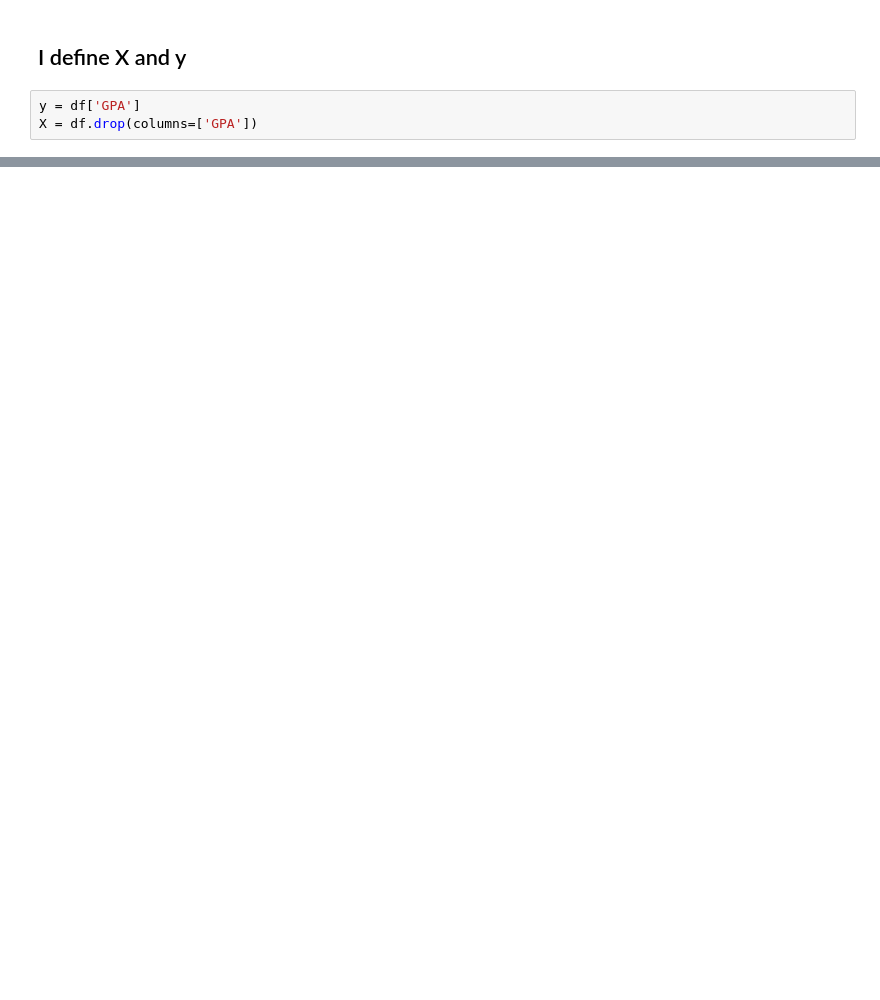
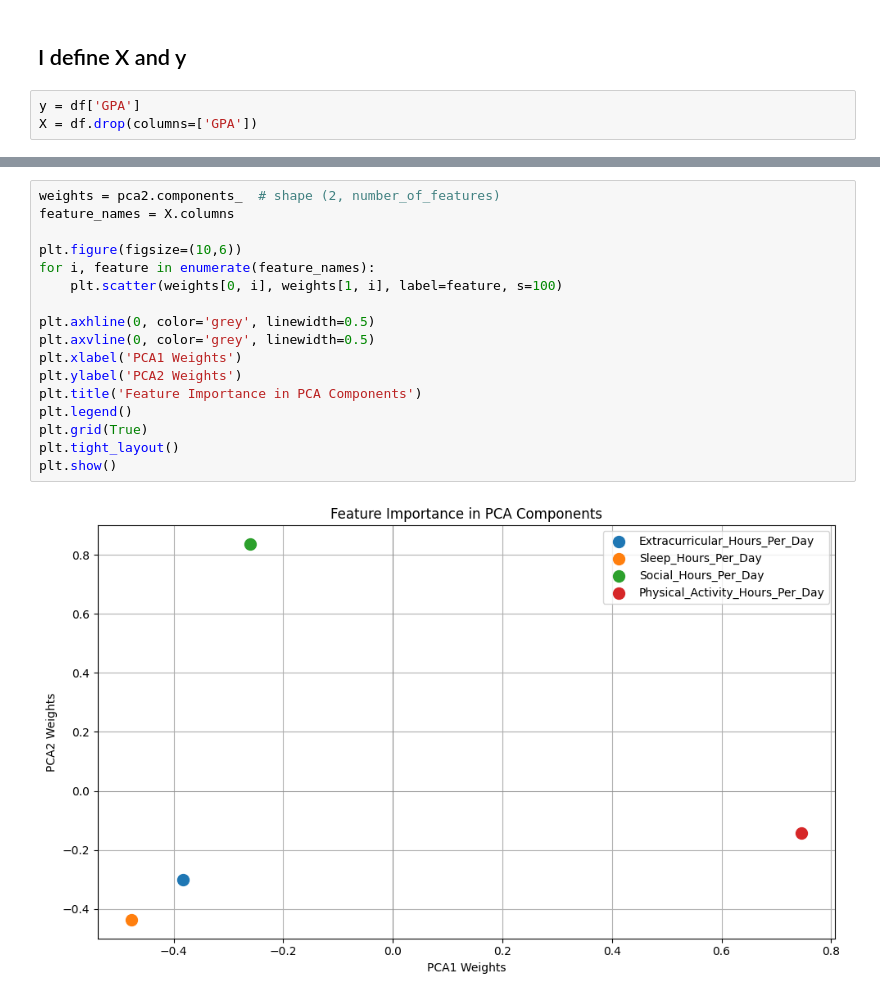
Before and after one commit to lucy-buhayenko/LFC, a Jupyter notebook: csci-250/PCA_Lucy.ipynb, the cells around one changed output, grey strips where cells are left out. Cells and saved outputs as stored; diff of their text form; blank space fills up the shorter version.

```diff
--- a/csci-250/PCA_Lucy.ipynb
+++ b/csci-250/PCA_Lucy.ipynb
@@ -69,0 +122,19 @@ X = df.drop(columns=['GPA'])
+# %%
+weights = pca2.components_  # shape (2, number_of_features)
+feature_names = X.columns
+
+plt.figure(figsize=(10,6))
+for i, feature in enumerate(feature_names):
+    plt.scatter(weights[0, i], weights[1, i], label=feature, s=100)
+
+plt.axhline(0, color='grey', linewidth=0.5)
+plt.axvline(0, color='grey', linewidth=0.5)
+plt.xlabel('PCA1 Weights')
+plt.ylabel('PCA2 Weights')
+plt.title('Feature Importance in PCA Components')
+plt.legend()
+plt.grid(True)
+plt.tight_layout()
+plt.show()
+# %% [output]
+[figure, added]
```
Also changed, not shown: parts of 20 cells of this notebook.
